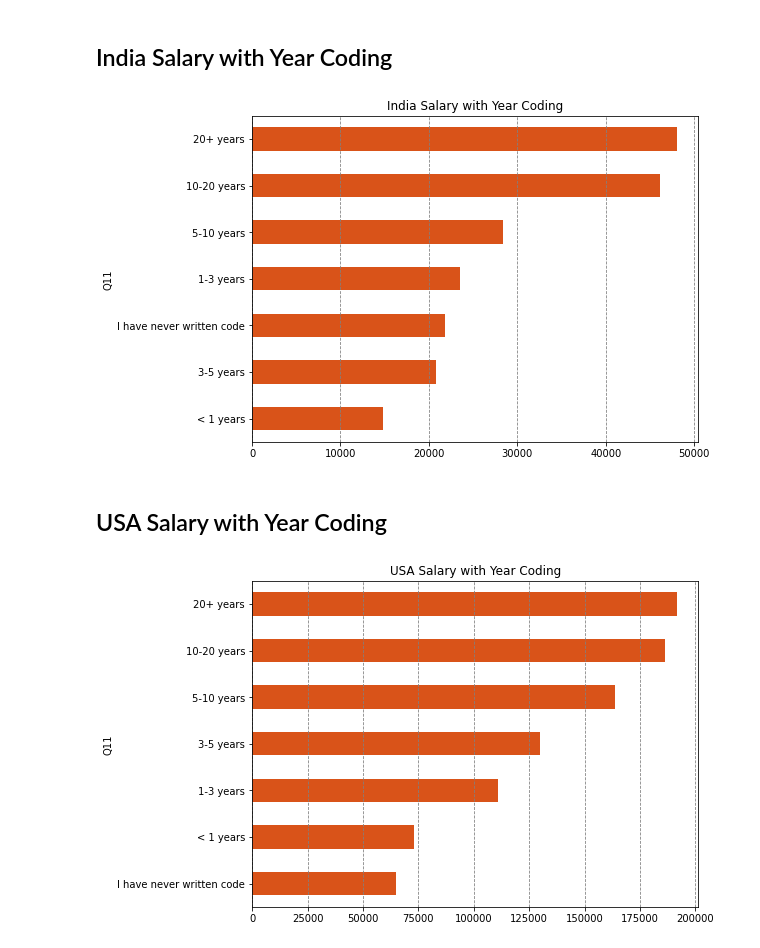
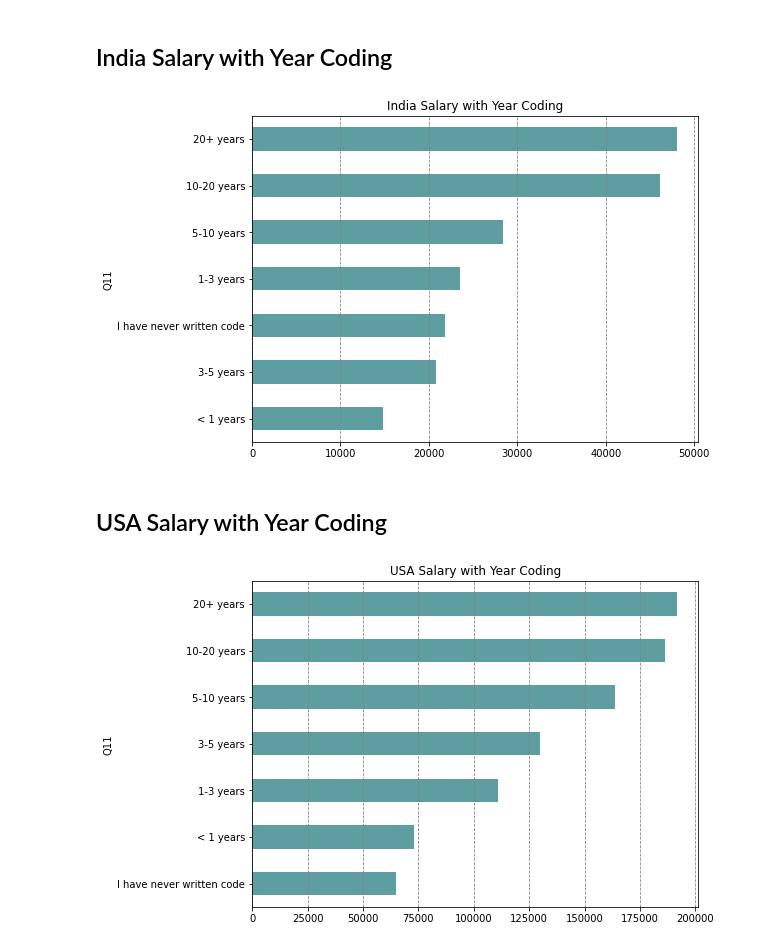
Before and after one commit to fethullahceviz/2022-Kaggle-Survey-Data-, a Jupyter notebook: kagglesurveydata.ipynb, the cells around one changed output. Drawn from its saved outputs; the diff is of its cells as text; code cells hidden in the pictures.

```diff
--- a/kagglesurveydata.ipynb
+++ b/kagglesurveydata.ipynb
@@ -374,16 +389,16 @@ ax.xaxis.grid(color='gray', linestyle='dashed')
 # %%
 df_salary_india=df[df['Q4'] == 'India'].groupby(['Q11'])['Salary'].mean()
 df_salary_india.sort_values(inplace=True)
-ax   = df_salary_india.plot(kind='barh',color=[0.8500, 0.3250, 0.0980], figsize=(8,6) , title= 'India Salary with Year Coding')
+ax   = df_salary_india.plot(kind='barh',color='cadetblue', figsize=(8,6) , title= 'India Salary with Year Coding')
 ax.xaxis.grid(color='gray', linestyle='dashed')
 # %% [output]
-[figure, old version]
+[figure, new version]
 # %% [markdown]
 ## USA Salary with Year Coding
 # %%
 df_salary_usa=df[df['Q4'] == 'United States of America'].groupby(['Q11'])['Salary'].mean()
 df_salary_usa.sort_values(inplace=True)
-ax   = df_salary_usa.plot(kind='barh',color=[0.8500, 0.3250, 0.0980], figsize=(8,6) , title= 'USA Salary with Year Coding')
+ax   = df_salary_usa.plot(kind='barh',color='cadetblue', figsize=(8,6) , title= 'USA Salary with Year Coding')
 ax.xaxis.grid(color='gray', linestyle='dashed')
 # %% [output]
-[figure, old version]
+[figure, new version]
```
Also changed, not shown: parts of 5 cells of this notebook.
